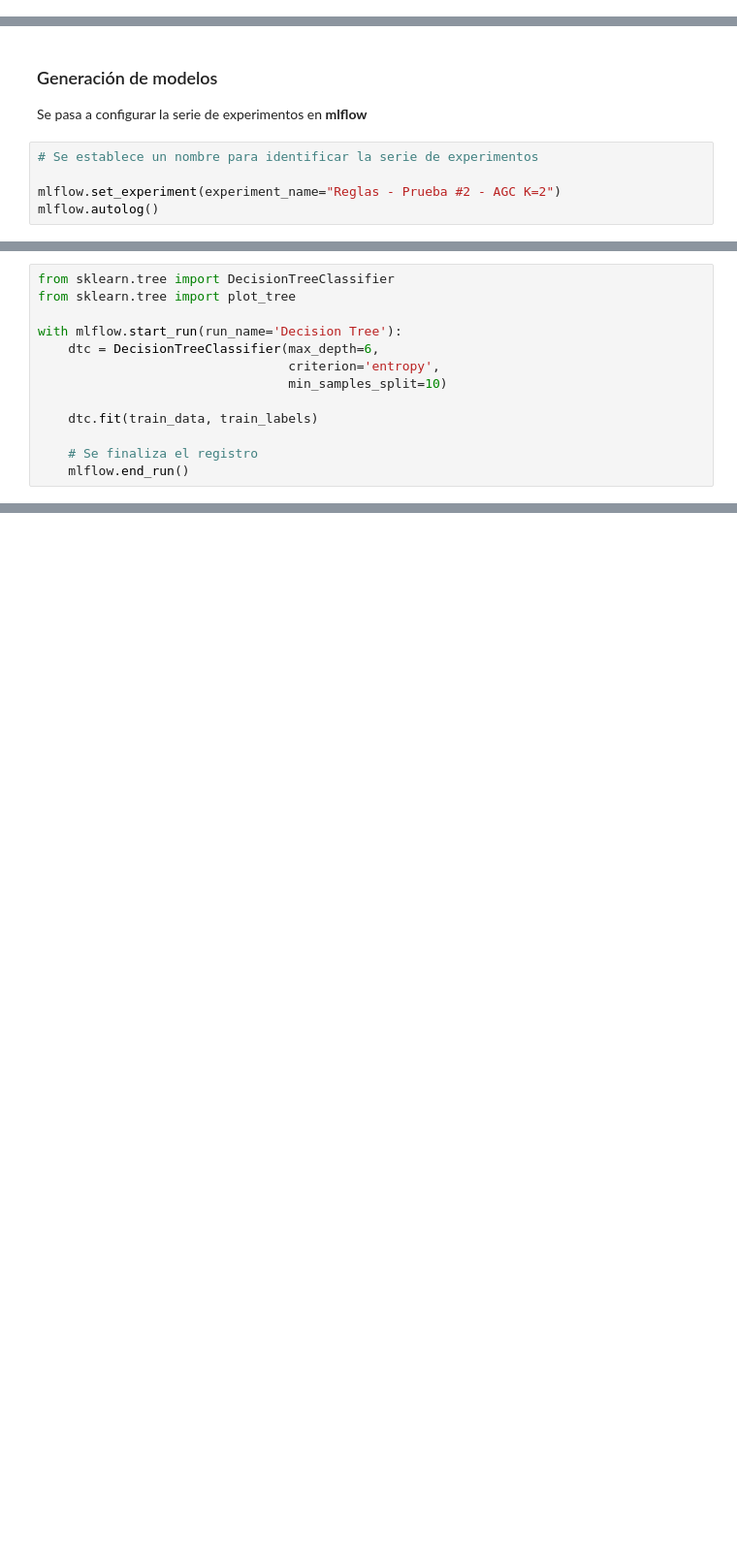
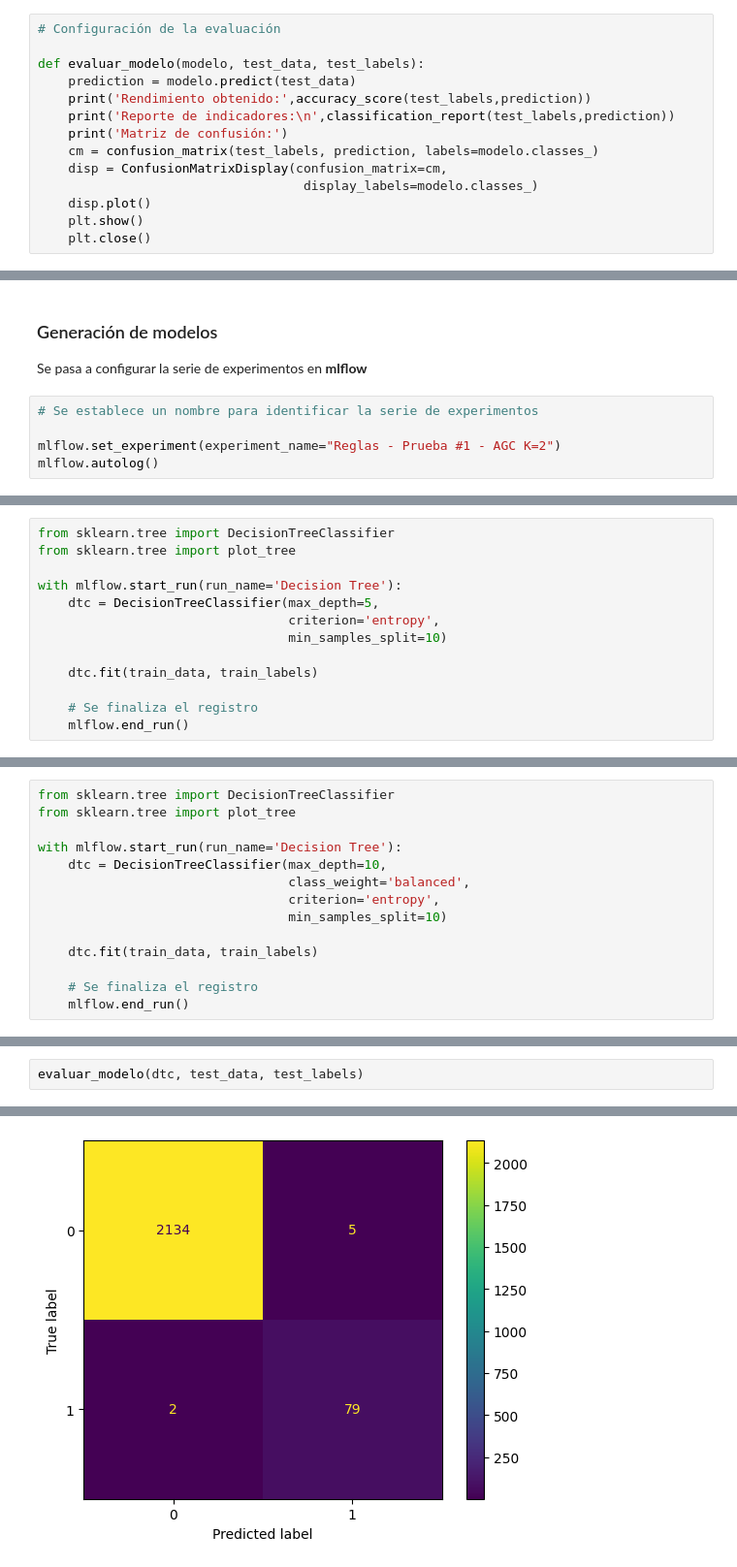
Before and after one commit to ElisaPardo/13MBID-OCT2324, a Jupyter notebook: notebooks/modelado/clusterizacion_reglas/MD03 - Reglas DT.ipynb, the cells around one changed output, grey strips where cells are left out. Shown at 97% size. Cells and saved outputs as stored; diff of their text form; blank space fills up the shorter version.

```diff
--- a/notebooks/modelado/clusterizacion_reglas/MD03 - Reglas DT.ipynb
+++ b/notebooks/modelado/clusterizacion_reglas/MD03 - Reglas DT.ipynb
@@ -357,0 +424,14 @@ Utilizamos la función evaluar_modelo definida y ejecutada en el primer experime
+# %%
+# Configuración de la evaluación
+
+def evaluar_modelo(modelo, test_data, test_labels):
+    prediction = modelo.predict(test_data)
+    print('Rendimiento obtenido:',accuracy_score(test_labels,prediction))
+    print('Reporte de indicadores:\n',classification_report(test_labels,prediction))
+    print('Matriz de confusión:')
+    cm = confusion_matrix(test_labels, prediction, labels=modelo.classes_)
+    disp = ConfusionMatrixDisplay(confusion_matrix=cm,
+                                   display_labels=modelo.classes_)
+    disp.plot()
+    plt.show()
+    plt.close()
@@ -362,6 +450,6 @@ Se pasa a configurar la serie de experimentos en **mlflow**
 # %%
 # Se establece un nombre para identificar la serie de experimentos
 
-mlflow.set_experiment(experiment_name="Reglas - Prueba #2 - AGC K=2")
+mlflow.set_experiment(experiment_name="Reglas - Prueba #1 - AGC K=2")
 mlflow.autolog()
 # %% [output]
@@ -377,7 +465,7 @@ from sklearn.tree import DecisionTreeClassifier
 from sklearn.tree import plot_tree
 
 with mlflow.start_run(run_name='Decision Tree'):
-    dtc = DecisionTreeClassifier(max_depth=6,
+    dtc = DecisionTreeClassifier(max_depth=5,
                                  criterion='entropy',
                                  min_samples_split=10)
 
@@ -419,0 +527,14 @@ plt.close()
+# %%
+from sklearn.tree import DecisionTreeClassifier
+from sklearn.tree import plot_tree
+
+with mlflow.start_run(run_name='Decision Tree'):
+    dtc = DecisionTreeClassifier(max_depth=10,
+                                 class_weight='balanced',
+                                 criterion='entropy',
+                                 min_samples_split=10)
+
+    dtc.fit(train_data, train_labels)
+
+    # Se finaliza el registro
+    mlflow.end_run()
@@ -419,0 +550,3 @@ plt.close()
+# %%
+evaluar_modelo(dtc, test_data, test_labels)
+# %% [output]
@@ -419,0 +565 @@ plt.close()
+[figure, added]
```
Also changed, not shown: parts of 31 cells of this notebook, 6 other files.
